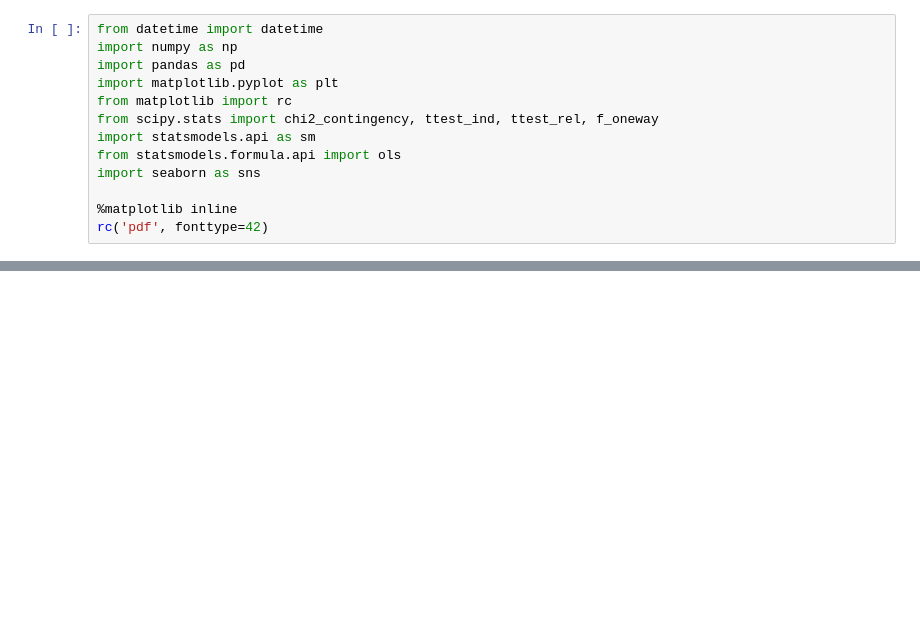
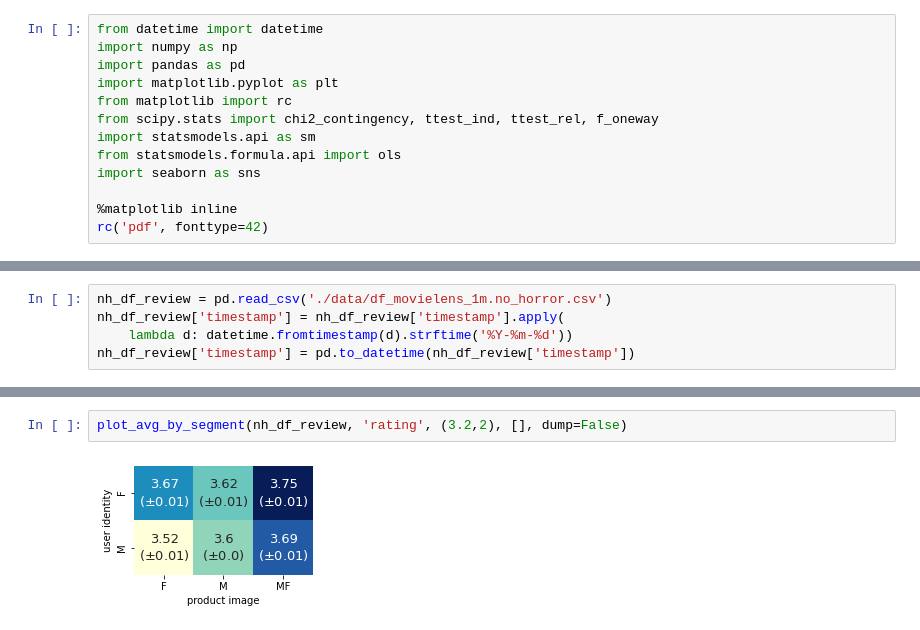
Before and after one commit to kathyxchen/cos534-final-project, a Jupyter notebook: movielens-observational.ipynb, the cells around one changed output, grey strips where cells are left out. Drawn from its saved outputs; the diff is of its cells as text; blank space fills up the shorter version.

```diff
--- a/movielens-observational.ipynb
+++ b/movielens-observational.ipynb
@@ -72,2 +77,7 @@ df_review['timestamp'] = df_review['timestamp'].apply(lambda d: datetime.fromtim
 df_review['timestamp'] = pd.to_datetime(df_review['timestamp'])
+# %%
+nh_df_review = pd.read_csv('./data/df_movielens_1m.no_horror.csv')
+nh_df_review['timestamp'] = nh_df_review['timestamp'].apply(
+    lambda d: datetime.fromtimestamp(d).strftime('%Y-%m-%d'))
+nh_df_review['timestamp'] = pd.to_datetime(nh_df_review['timestamp'])
 # %% [markdown]
@@ -116,0 +152,4 @@ plot_avg_by_segment(df_review, 'rating', (3.2,2), [], dataset, dump=False)
+# %%
+plot_avg_by_segment(nh_df_review, 'rating', (3.2,2), [], dump=False)
+# %% [output]
+[figure, added]
```
Also changed, not shown: parts of 12 cells of this notebook, 2 other files.
